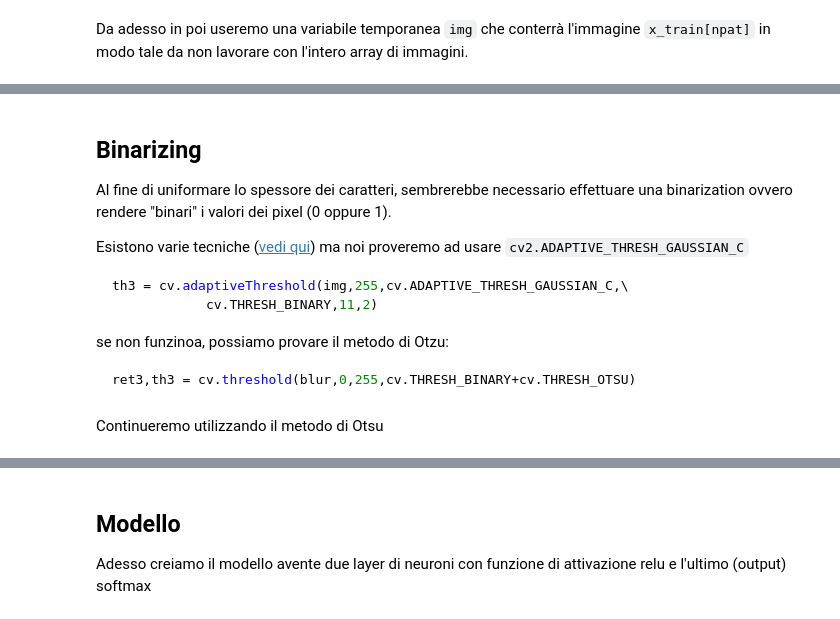
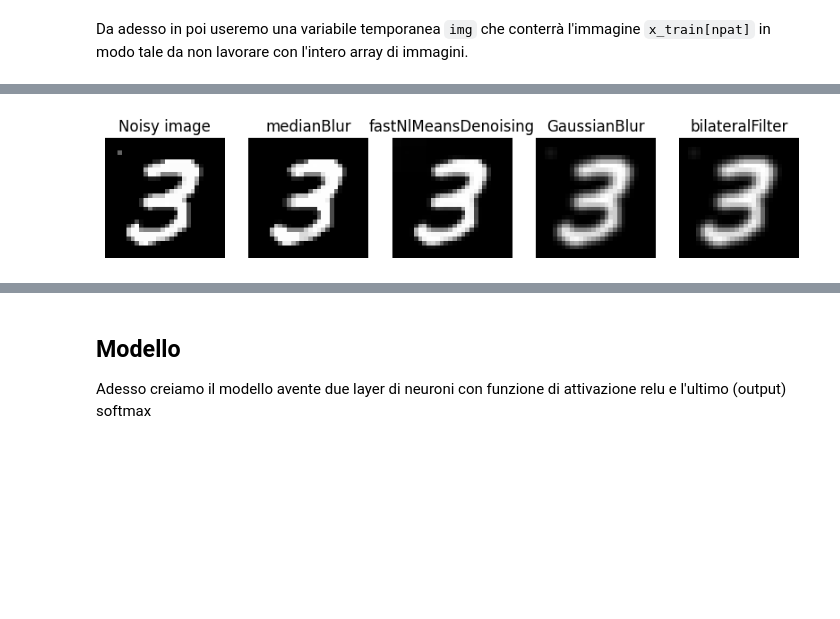
Before and after one commit to dennisangemi/machine-learning-for-physics, a Jupyter notebook: 4_mnist/code/my-mnist.ipynb, the cells around one changed output, grey strips where cells are left out. Cells and saved outputs as stored; diff of their text form; code cells hidden in the pictures; blank space fills up the shorter version.

````diff
--- a/4_mnist/code/my-mnist.ipynb
+++ b/4_mnist/code/my-mnist.ipynb
@@ -268,25 +233,26 @@ plt.show()
 # %%
 # using csv2 to remove noise
-# x_train = cv2.medianBlur(x_train, 1)
-
-# bisognerebbe fare un for ma l'operazioe sembra molto lenta
+dn0 = cv2.medianBlur(img, 3)
 dn1 = cv2.fastNlMeansDenoising(img, h=60, templateWindowSize=3, searchWindowSize=8)
 dn2 = cv2.GaussianBlur(img, (3, 3), 1)
 dn3 = cv2.bilateralFilter(img, 9, 70, 70)
 
-denoised = [dn1, dn2, dn2]
-titles = ["fastNlMeansDenoising", "GaussianBlur", "bilateralFilter"]
+denoised = [dn0, dn1, dn2, dn2]
+titles = ["medianBlur","fastNlMeansDenoising", "GaussianBlur", "bilateralFilter"]
 
 # plotting
+plt.figure(figsize=(10, 5))
+plt.subplot(1,5,1)
 plt.title("Noisy image")
 plt.imshow(img, cmap = 'gray')
-plt.show()
+plt.axis('off')
 
 for i in range(len(denoised)):
-    plt.subplot(1,4,i+1)
+    plt.subplot(1,5,i+2)
     plt.title(titles[i])
     plt.imshow(denoised[i], cmap = 'gray')
-    plt.show
+    plt.axis('off')
 
-# scelgo fastNlMeansDenoising
-img = dn1
+plt.show()
+# %% [output]
+[figure, added]
@@ -316,16 +258,0 @@ img[3,3]
-# %% [markdown]
-## Binarizing
-
-Al fine di uniformare lo spessore dei caratteri, sembrerebbe necessario effettuare una binarization ovvero rendere "binari" i valori dei pixel (0 oppure 1).
-
-Esistono varie tecniche ([vedi qui](https://docs.opencv.org/4.x/d7/d4d/tutorial_py_thresholding.html)) ma noi proveremo ad usare `cv2.ADAPTIVE_THRESH_GAUSSIAN_C`
-
-```python
-th3 = cv.adaptiveThreshold(img,255,cv.ADAPTIVE_THRESH_GAUSSIAN_C,\
-            cv.THRESH_BINARY,11,2)
-```
-
-se non funzinoa, possiamo provare il metodo di Otzu:
-```python
-ret3,th3 = cv.threshold(blur,0,255,cv.THRESH_BINARY+cv.THRESH_OTSU)
-```
@@ -369,2 +258,0 @@ plt.show()
-# %% [markdown]
-Continueremo utilizzando il metodo di Otsu
````
Also changed, not shown: parts of 57 cells of this notebook, 1 other file.
